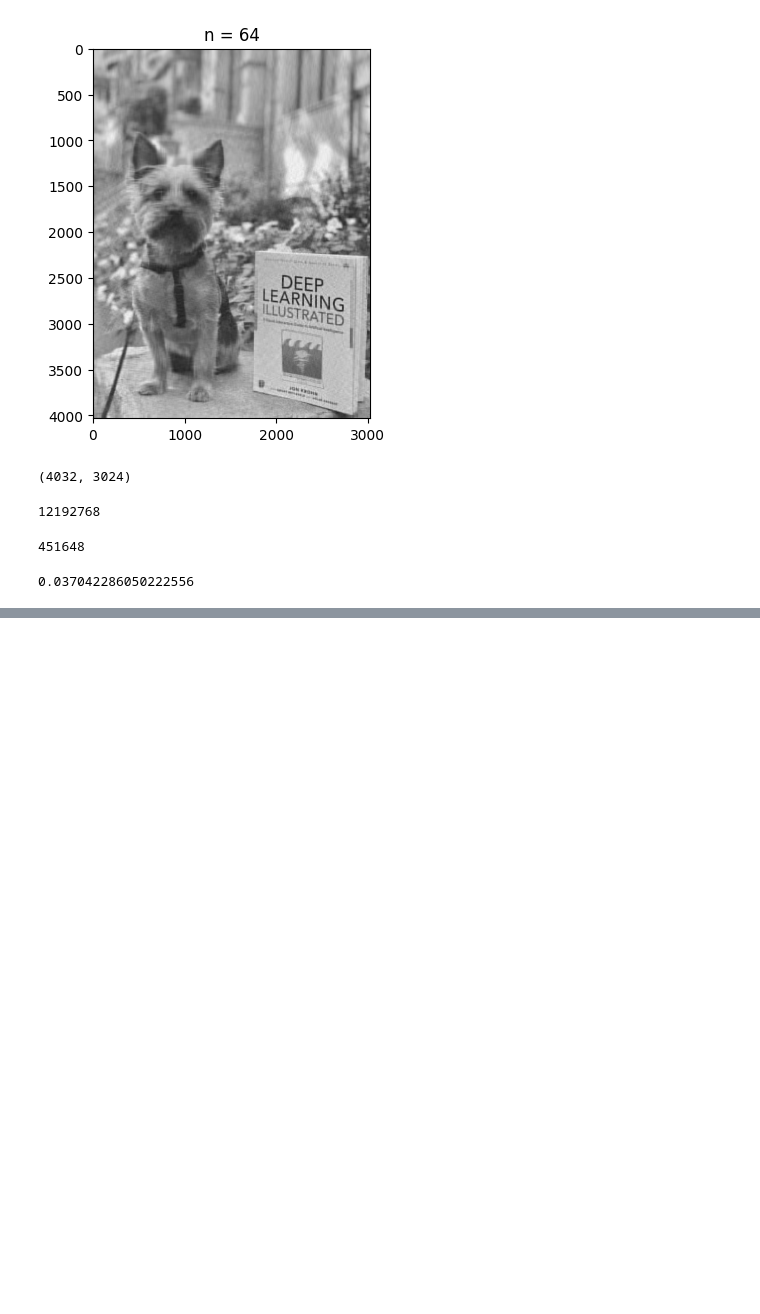
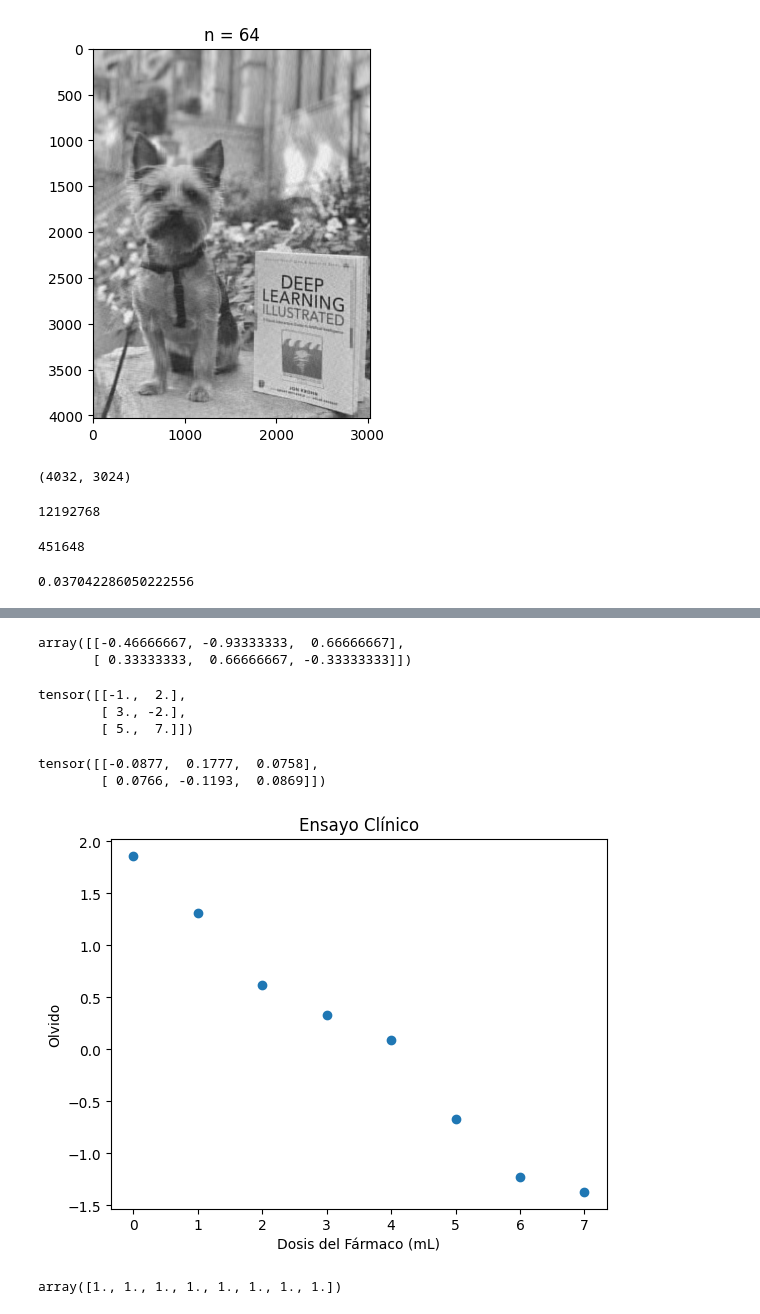
Before and after one commit to JesusMirandaEspino/matematicasMachineLearning, a Jupyter notebook: descomposicion1.ipynb, the cells around one changed output, grey strips where cells are left out. Drawn from its saved outputs; the diff is of its cells as text; code cells hidden in the pictures; blank space fills up the shorter version.

```diff
--- a/descomposicion1.ipynb
+++ b/descomposicion1.ipynb
@@ -110,0 +168,37 @@ svd64_rep/full_representation
+# %%
+np.linalg.pinv(A)
+# %% [output]
+array([[-0.46666667, -0.93333333,  0.66666667],
+       [ 0.33333333,  0.66666667, -0.33333333]])
+# %%
+A_p = torch.tensor([[-1, 2], [3, -2], [5, 7.]])
+A_p
+# %% [output]
+tensor([[-1.,  2.],
+        [ 3., -2.],
+        [ 5.,  7.]])
+# %%
+torch.pinverse(A_p)
+# %% [output]
+tensor([[-0.0877,  0.1777,  0.0758],
+        [ 0.0766, -0.1193,  0.0869]])
+# %%
+x1 = [0, 1, 2, 3, 4, 5, 6, 7.]
+y = [1.86, 1.31, .62, .33, .09, -.67, -1.23, -1.37]
+# %%
+title = 'Ensayo Clínico'
+xlabel = 'Dosis del Fármaco (mL)'
+ylabel = 'Olvido'
+# %%
+fig, ax = plt.subplots()
+plt.title(title)
+plt.xlabel(xlabel)
+plt.ylabel(ylabel)
+_ = ax.scatter(x1, y)
+# %% [output]
+[figure, added]
+# %%
+x0 = np.ones(8)
+x0
+# %% [output]
+array([1., 1., 1., 1., 1., 1., 1., 1.])
```
Also changed, not shown: parts of 41 cells of this notebook, 1 other file.
